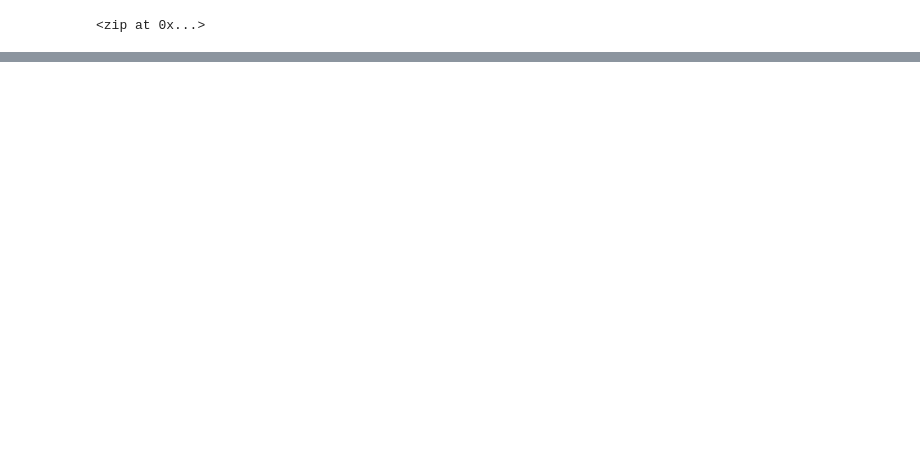
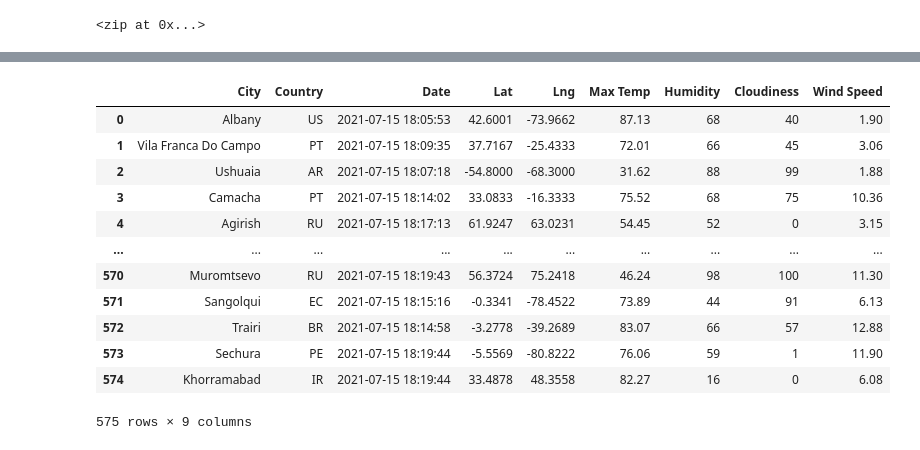
Before and after one commit to BenjaminRathke/World_Weather_Analysis, a Jupyter notebook: WeatherPy.ipynb, the cells around one changed output, grey strips where cells are left out. Drawn from its saved outputs; the diff is of its cells as text; code cells hidden in the pictures; blank space fills up the shorter version.

```diff
--- a/WeatherPy.ipynb
+++ b/WeatherPy.ipynb
@@ -6,3 +1,20 @@ import numpy as np
+# %%
+# Import the dependencies.
+import pandas as pd
+import matplotlib.pyplot as plt
+import numpy as np
+
+# Import the requests library.
+import requests
+
+# Import the datetime module from the datetime library.
+from datetime import datetime
+
+# Import the API key.
+from config import weather_api_key
+
+# Starting URL for Weather Map API Call.
+url = "http://api.openweathermap.org/data/2.5/weather?units=Imperial&APPID=" + weather_api_key
 # %%
 # Create a set of random latitude and longitude combinations.
 lats = np.random.uniform(low=-90.000, high=90.000, size=1500)
@@ -56,0 +147,4 @@ len(cities)
+# %%
+# Convert the array of dictionaries to a Pandas DataFrame.
+city_data_df = pd.DataFrame(city_data)
+city_data_df.head(10)
@@ -56,0 +163,18 @@ len(cities)
+# %%
+new_column_order = ["City","Country","Date","Lat","Lng","Max Temp","Humidity","Cloudiness","Wind Speed"]
+city_data_df = city_data_df[new_column_order]
+city_data_df
+# %% [output]
+|  | City | Country | Date | Lat | Lng | Max Temp | Humidity | Cloudiness | Wind Speed |
+| 0 | Albany | US | 2021-07-15 18:05:53 | 42.6001 | -73.9662 | 87.13 | 68 | 40 | 1.90 |
+| 1 | Vila Franca Do Campo | PT | 2021-07-15 18:09:35 | 37.7167 | -25.4333 | 72.01 | 66 | 45 | 3.06 |
+| 2 | Ushuaia | AR | 2021-07-15 18:07:18 | -54.8000 | -68.3000 | 31.62 | 88 | 99 | 1.88 |
+| 3 | Camacha | PT | 2021-07-15 18:14:02 | 33.0833 | -16.3333 | 75.52 | 68 | 75 | 10.36 |
+| 4 | Agirish | RU | 2021-07-15 18:17:13 | 61.9247 | 63.0231 | 54.45 | 52 | 0 | 3.15 |
+| ... | ... | ... | ... | ... | ... | ... | ... | ... | ... |
+| 570 | Muromtsevo | RU | 2021-07-15 18:19:43 | 56.3724 | 75.2418 | 46.24 | 98 | 100 | 11.30 |
+| 571 | Sangolqui | EC | 2021-07-15 18:15:16 | -0.3341 | -78.4522 | 73.89 | 44 | 91 | 6.13 |
+| 572 | Trairi | BR | 2021-07-15 18:14:58 | -3.2778 | -39.2689 | 83.07 | 66 | 57 | 12.88 |
+| 573 | Sechura | PE | 2021-07-15 18:19:44 | -5.5569 | -80.8222 | 76.06 | 59 | 1 | 11.90 |
+| 574 | Khorramabad | IR | 2021-07-15 18:19:44 | 33.4878 | 48.3558 | 82.27 | 16 | 0 | 6.08 |
+575 rows × 9 columns
```
Also changed, not shown: parts of 6 cells of this notebook, 2 other files.
